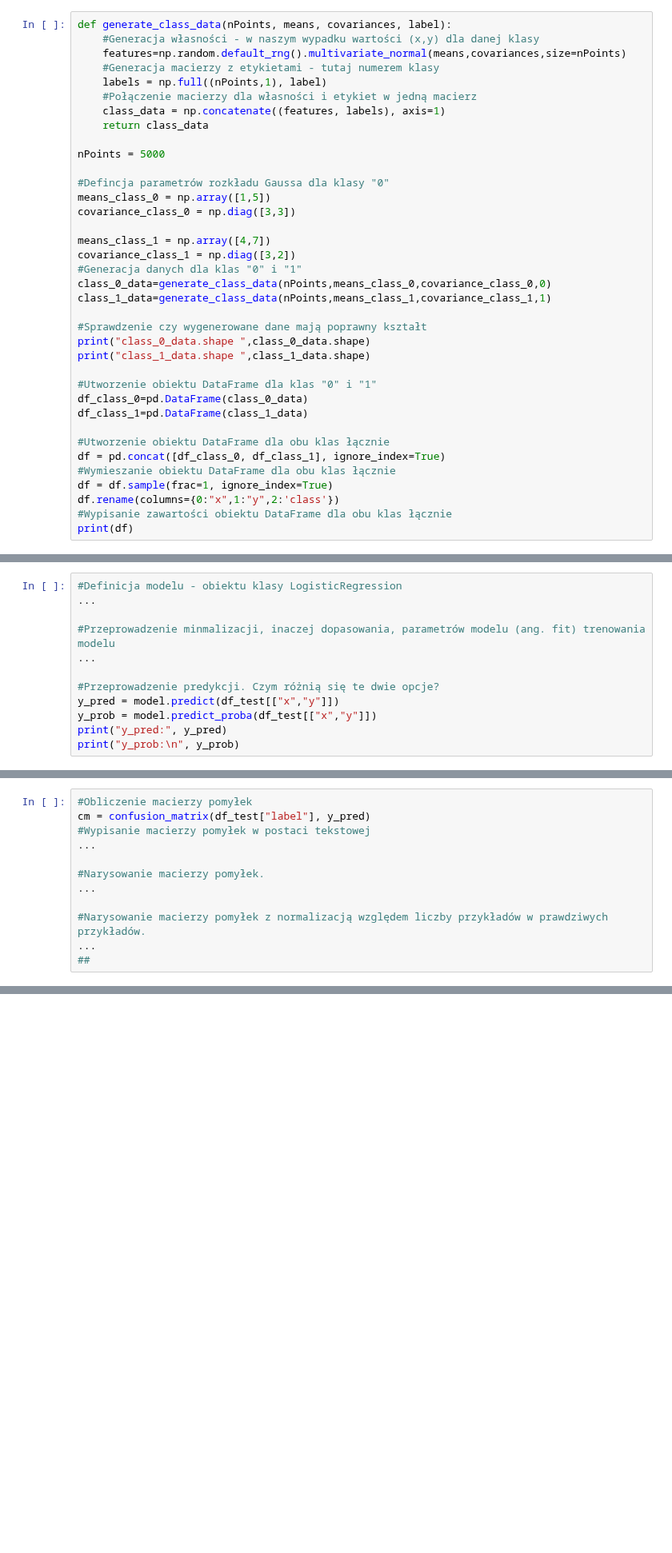
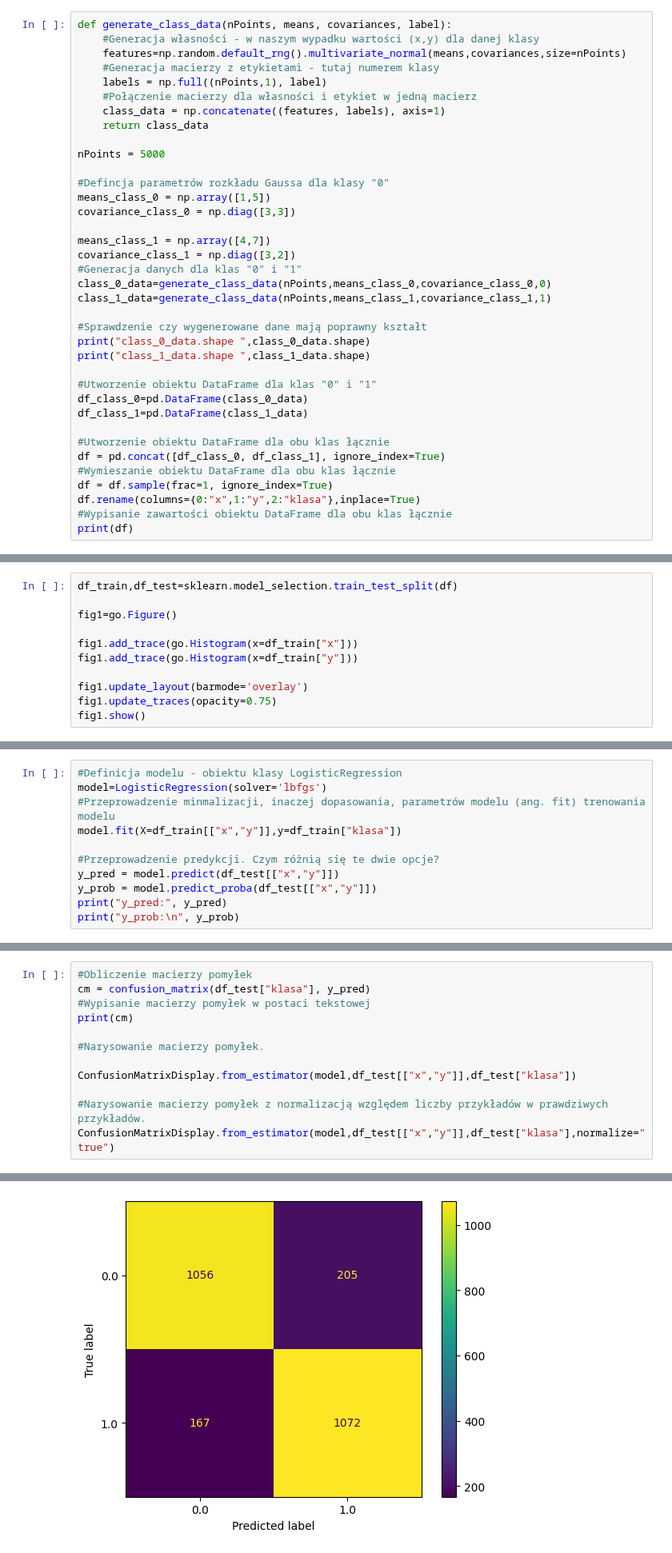
Before and after one commit to m-warda/ML2627, a Jupyter notebook: 04_Miary_jakosci.ipynb, the cells around one changed output, grey strips where cells are left out. Shown at 80% size. Drawn from its saved outputs; the diff is of its cells as text; blank space fills up the shorter version.

```diff
--- a/04_Miary_jakosci.ipynb
+++ b/04_Miary_jakosci.ipynb
@@ -99,7 +99,7 @@ df_class_1=pd.DataFrame(class_1_data)
 df = pd.concat([df_class_0, df_class_1], ignore_index=True)
 #Wymieszanie obiektu DataFrame dla obu klas łącznie
 df = df.sample(frac=1, ignore_index=True)
-df.rename(columns={0:"x",1:"y",2:'class'})
+df.rename(columns={0:"x",1:"y",2:"klasa"},inplace=True)
 #Wypisanie zawartości obiektu DataFrame dla obu klas łącznie
 print(df)
 # %% [output]
@@ -140,0 +159,11 @@ Pierwszy krok przy analizie danych z użyciem dowolnego algorytmu to ich inspekc
+# %%
+df_train,df_test=sklearn.model_selection.train_test_split(df)
+
+fig1=go.Figure()
+
+fig1.add_trace(go.Histogram(x=df_train["x"]))
+fig1.add_trace(go.Histogram(x=df_train["y"]))
+
+fig1.update_layout(barmode='overlay')
+fig1.update_traces(opacity=0.75)
+fig1.show()
@@ -153,10 +184,9 @@ Regresja logistyczna zaimplementowana jest w klasie [`LogisticRegression`](http:
 **Wskazówka:** domyślną funkcją minimalizacji jest 'lbfgs', ale warto ją podać explicite by uniknąć uciążliwego ostrzeżenia.
 # %%
 #Definicja modelu - obiektu klasy LogisticRegression
-...
-
+model=LogisticRegression(solver='lbfgs')
 #Przeprowadzenie minmalizacji, inaczej dopasowania, parametrów modelu (ang. fit) trenowania modelu
-...
+model.fit(X=df_train[["x","y"]],y=df_train["klasa"])
 
 #Przeprowadzenie predykcji. Czym różnią się te dwie opcje?
 y_pred = model.predict(df_test[["x","y"]])
@@ -177,13 +217,14 @@ print("y_prob:\n", y_prob)
 **Pytanie**: jaką iterpretację mają elementy macierzy po normalizacji?
 # %%
 #Obliczenie macierzy pomyłek
-cm = confusion_matrix(df_test["label"], y_pred)
+cm = confusion_matrix(df_test["klasa"], y_pred)
 #Wypisanie macierzy pomyłek w postaci tekstowej
-...
+print(cm)
 
 #Narysowanie macierzy pomyłek.
-...
+
+ConfusionMatrixDisplay.from_estimator(model,df_test[["x","y"]],df_test["klasa"])
 
 #Narysowanie macierzy pomyłek z normalizacją względem liczby przykładów w prawdziwych przykładów.
-...
-##
+ConfusionMatrixDisplay.from_estimator(model,df_test[["x","y"]],df_test["klasa"],normalize="true")
+# %% [output]
@@ -189,0 +234 @@ cm = confusion_matrix(df_test["label"], y_pred)
+[figure, added]
```
Also changed, not shown: parts of 9 cells of this notebook.
